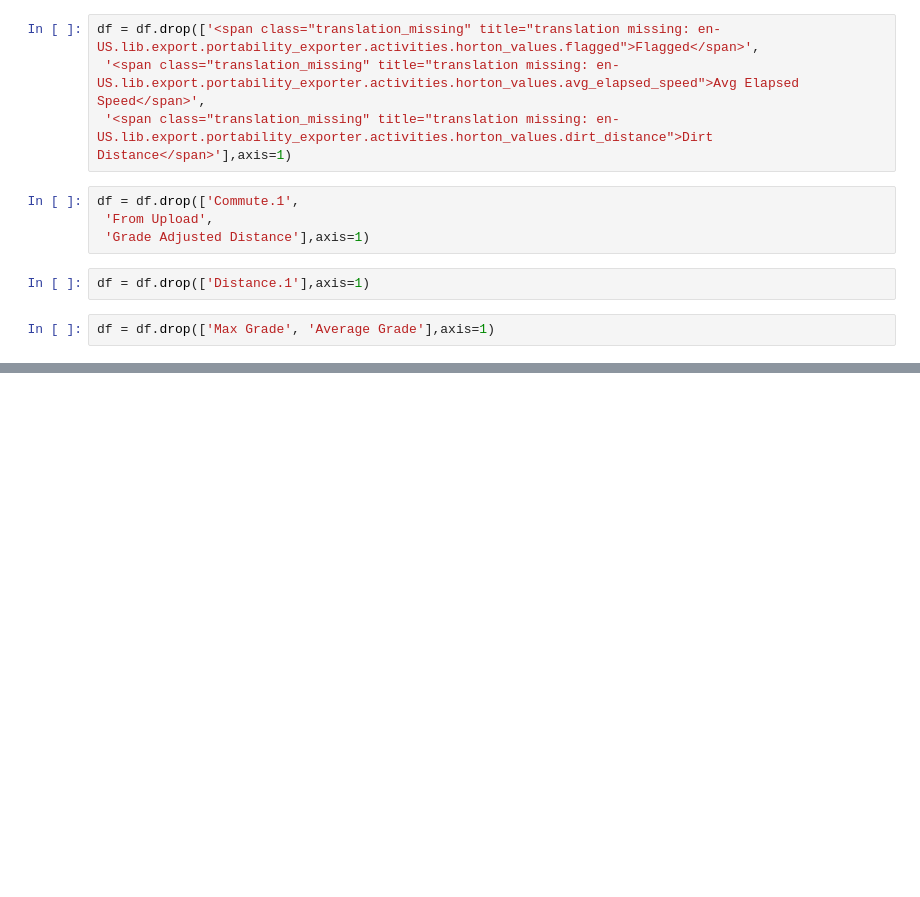
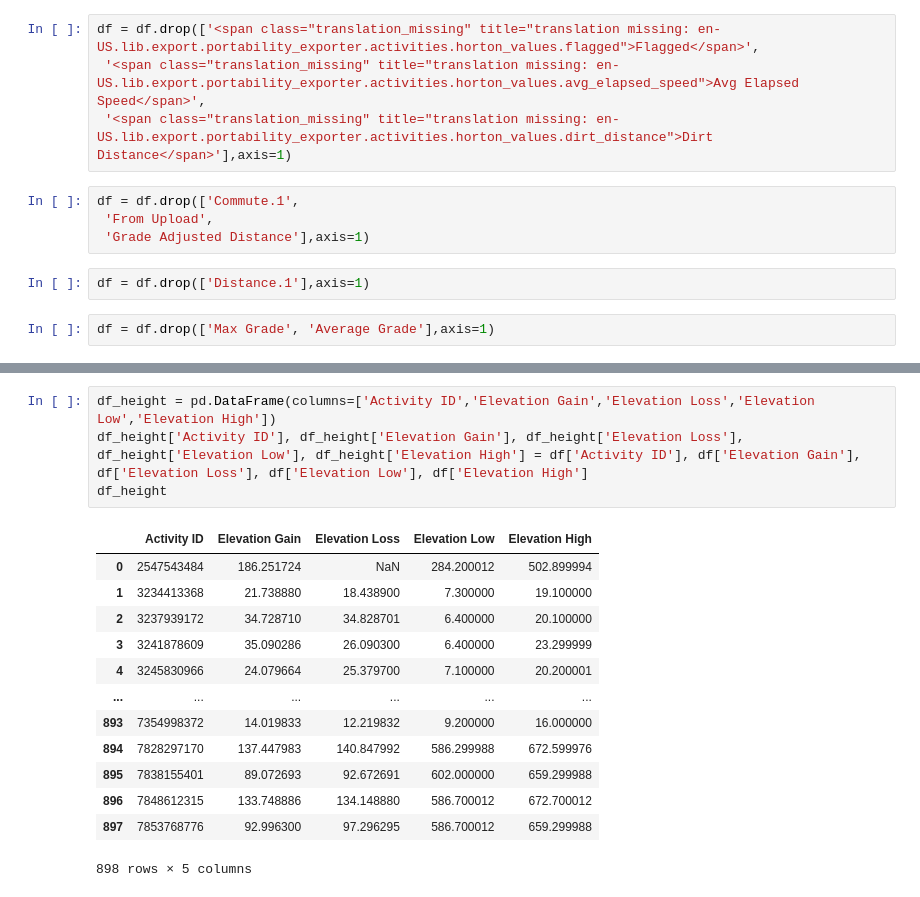
Before and after one commit to felipediogo0/Data_Science_Study, a Jupyter notebook: strava_activities_102022/activities_102022.ipynb, the cells around one changed output, grey strips where cells are left out. Saved outputs shown, nothing was run; the diff lists cells and outputs as text; blank space fills up the shorter version.

```diff
--- a/strava_activities_102022/activities_102022.ipynb
+++ b/strava_activities_102022/activities_102022.ipynb
@@ -43,0 +137,18 @@ df.to_excel('Strava_activities_py.xlsx')
+# %%
+df_height = pd.DataFrame(columns=['Activity ID','Elevation Gain','Elevation Loss','Elevation Low','Elevation High'])
+df_height['Activity ID'], df_height['Elevation Gain'], df_height['Elevation Loss'], df_height['Elevation Low'], df_height['Elevation High'] = df['Activity ID'], df['Elevation Gain'], df['Elevation Loss'], df['Elevation Low'], df['Elevation High']
+df_height
+# %% [output]
+|  | Activity ID | Elevation Gain | Elevation Loss | Elevation Low | Elevation High |
+| 0 | 2547543484 | 186.251724 | NaN | 284.200012 | 502.899994 |
+| 1 | 3234413368 | 21.738880 | 18.438900 | 7.300000 | 19.100000 |
+| 2 | 3237939172 | 34.728710 | 34.828701 | 6.400000 | 20.100000 |
+| 3 | 3241878609 | 35.090286 | 26.090300 | 6.400000 | 23.299999 |
+| 4 | 3245830966 | 24.079664 | 25.379700 | 7.100000 | 20.200001 |
+| ... | ... | ... | ... | ... | ... |
+| 893 | 7354998372 | 14.019833 | 12.219832 | 9.200000 | 16.000000 |
+| 894 | 7828297170 | 137.447983 | 140.847992 | 586.299988 | 672.599976 |
+| 895 | 7838155401 | 89.072693 | 92.672691 | 602.000000 | 659.299988 |
+| 896 | 7848612315 | 133.748886 | 134.148880 | 586.700012 | 672.700012 |
+| 897 | 7853768776 | 92.996300 | 97.296295 | 586.700012 | 659.299988 |
+898 rows × 5 columns
```
Also changed, not shown: parts of 10 cells of this notebook.
